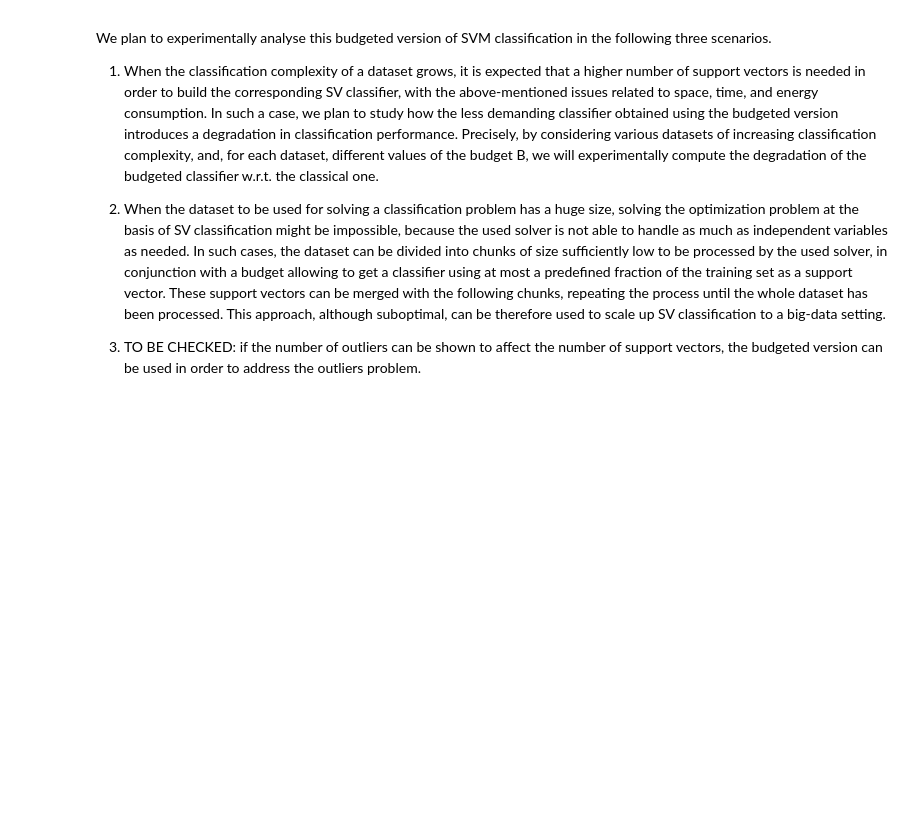
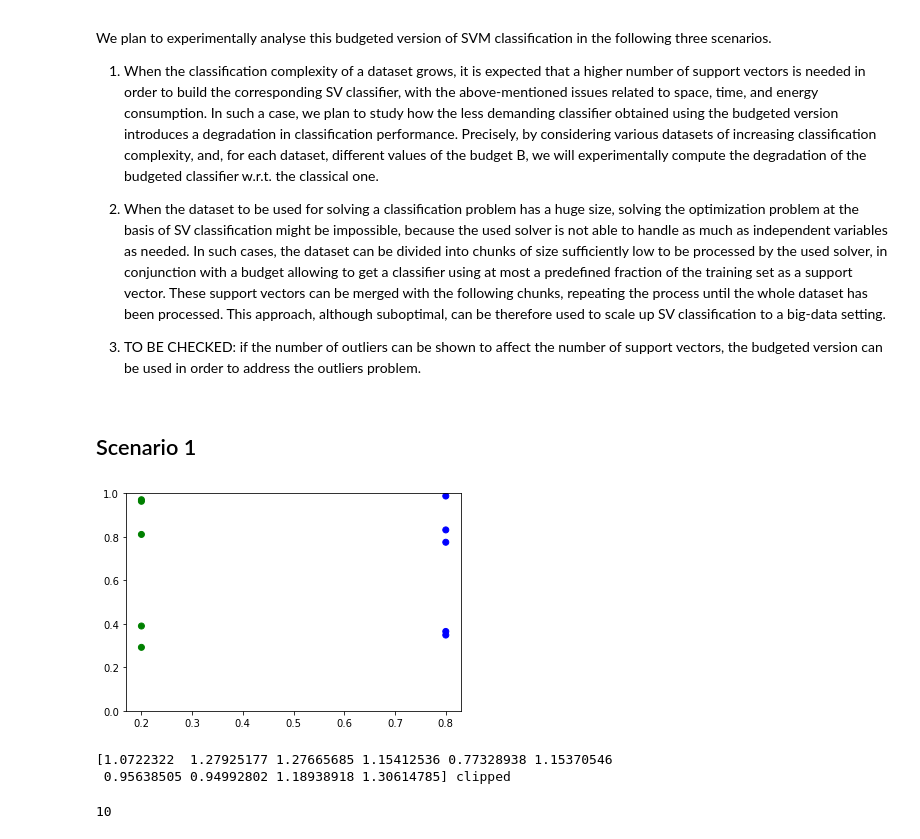
Before and after one commit to dariomalchiodi/budget-svm, a Jupyter notebook: svm-budget.ipynb, the cells around one changed output. Drawn from its saved outputs; the diff is of its cells as text; code cells hidden in the pictures; blank space fills up the shorter version.

```diff
--- a/svm-budget.ipynb
+++ b/svm-budget.ipynb
@@ -205,3 +205,36 @@ We plan to experimentally analyse this budgeted version of SVM classification in
 2. When the dataset to be used for solving a classification problem has a huge size, solving the optimization problem at the basis of SV classification might be impossible, because the used solver is not able to handle as much as independent variables as needed. In such cases, the dataset can be divided into chunks of size sufficiently low to be processed by the used solver, in conjunction with a budget allowing to get a classifier using at most a predefined fraction of the training set as a support vector. These support vectors can be merged with the following chunks, repeating the process until the whole dataset has been processed. This approach, although suboptimal, can be therefore used to scale up SV classification to a big-data setting.
 
 3. TO BE CHECKED: if the number of outliers can be shown to affect the number of support vectors, the budgeted version can be used in order to address the outliers problem.
+# %% [markdown]
+## Scenario 1
+# %%
+import matplotlib.pyplot as plt
+import numpy as np
+
+from optimization import GurobiSolver
+from kernel import LinearKernel, PolynomialKernel, GaussianKernel
+
+def generate_data(n=10, split=0.5):
+    y = np.random.uniform(size=n)
+    n_pos = int(n * split)
+    y_pos = y[:n_pos]
+    y_neg = y[n_pos:]
+    return np.array([[0.2, y] for y in y_pos] + [[0.8, y] for y in y_neg]), [1] * n_pos + [-1] * (n - n_pos)
+# %%
+X, y = generate_data()
+# %%
+def gr_dataset(X, y, df=None):
+
+    color = np.vectorize(lambda l: 'green' if l==1 else 'blue')
+
+    plt.scatter(*X.T, c=color(y))
+    x = np.linspace(0, 1, 200)
+    if df is not None:
+        plt.plot(x, df(x))
+    plt.ylim(0, 1)
+    plt.show()
+
+
+gr_dataset(X, y)
+# %% [output]
+[figure, added]
@@ -207,0 +245,9 @@ We plan to experimentally analyse this budgeted version of SVM classification in
+# %%
+sol_classic = s.solve(X, y, budget=None, C=C, kernel=k)
+# %% [output]
+[1.0722322  1.27925177 1.27665685 1.15412536 0.77328938 1.15370546
+ 0.95638505 0.94992802 1.18938918 1.30614785] clipped
+# %%
+sum(sol_classic > 0)
+# %% [output]
+10
```
Also changed, not shown: parts of 13 cells of this notebook, 1 other file.
